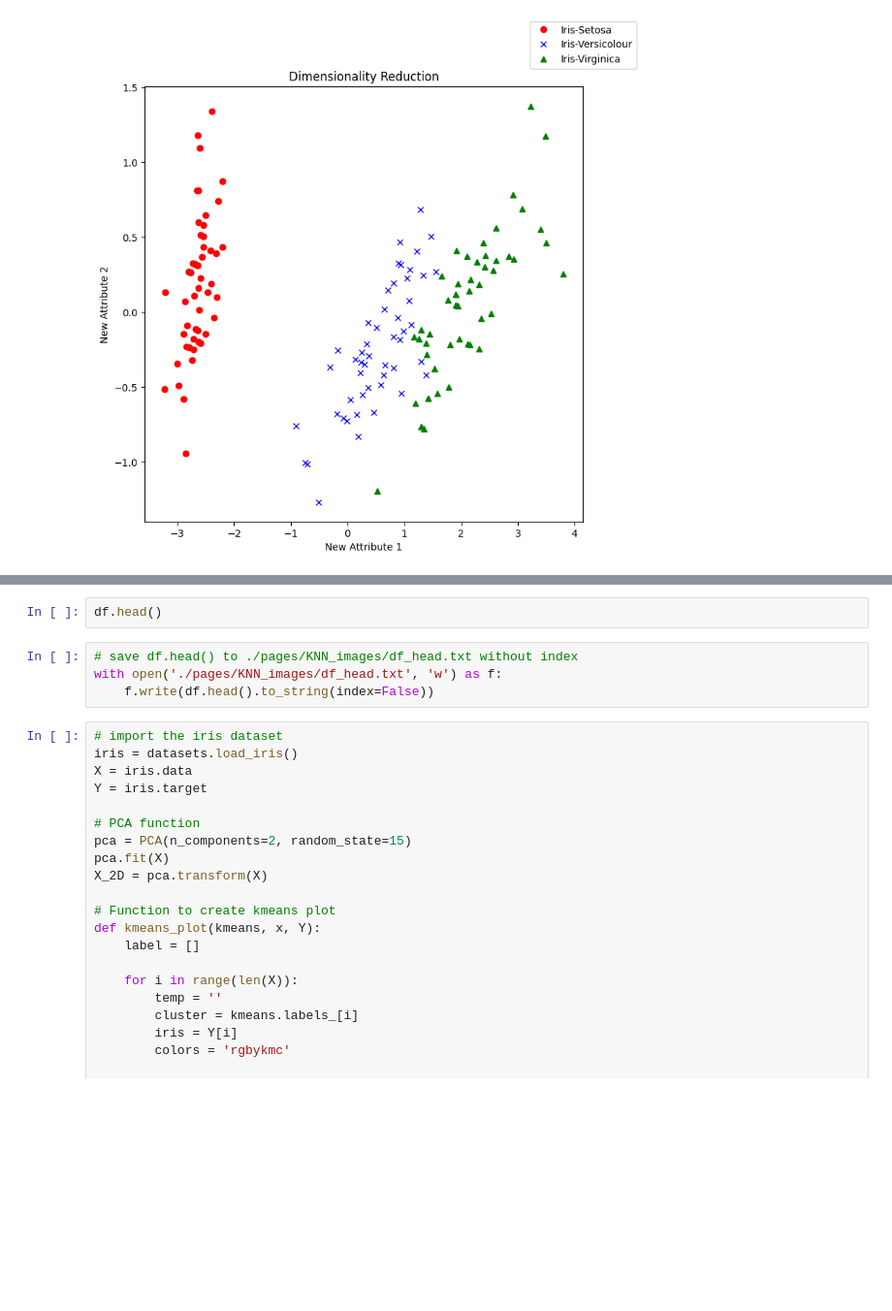
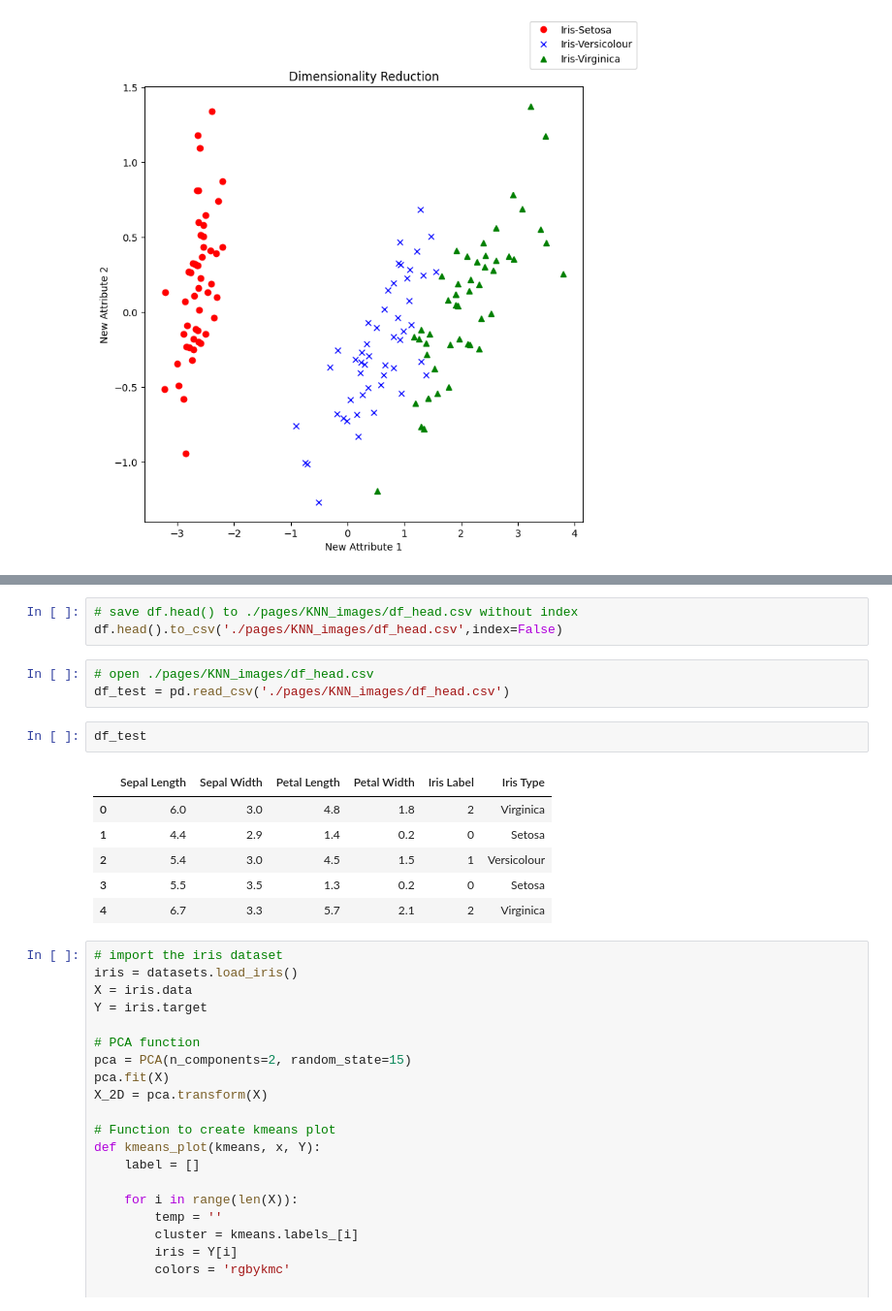
Before and after one commit to Austen-Suqi/EW370_DS_Dashboard, a Jupyter notebook: save_images.ipynb, the cells around one changed output, grey strips where cells are left out. Shown at 97% size. Drawn from its saved outputs; the diff is of its cells as text; blank space fills up the shorter version.

Commit message:
Updated table on KNN page.

```diff
--- a/save_images.ipynb
+++ b/save_images.ipynb
@@ -153,9 +187,18 @@ df.head()
-# %%
-df.head()
 # %%
-# save df.head() to ./pages/KNN_images/df_head.txt without index
-with open('./pages/KNN_images/df_head.txt', 'w') as f:
-    f.write(df.head().to_string(index=False))
+# save df.head() to ./pages/KNN_images/df_head.csv without index
+df.head().to_csv('./pages/KNN_images/df_head.csv',index=False)
+# %%
+# open ./pages/KNN_images/df_head.csv
+df_test = pd.read_csv('./pages/KNN_images/df_head.csv')
+# %%
+df_test
+# %% [output]
+|  | Sepal Length | Sepal Width | Petal Length | Petal Width | Iris Label | Iris Type |
+| 0 | 6.0 | 3.0 | 4.8 | 1.8 | 2 | Virginica |
+| 1 | 4.4 | 2.9 | 1.4 | 0.2 | 0 | Setosa |
+| 2 | 5.4 | 3.0 | 4.5 | 1.5 | 1 | Versicolour |
+| 3 | 5.5 | 3.5 | 1.3 | 0.2 | 0 | Setosa |
+| 4 | 6.7 | 3.3 | 5.7 | 2.1 | 2 | Virginica |
 # %%
 # import the iris dataset
 iris = datasets.load_iris()
```
Also changed, not shown: parts of 3 cells of this notebook, 2 other files.
